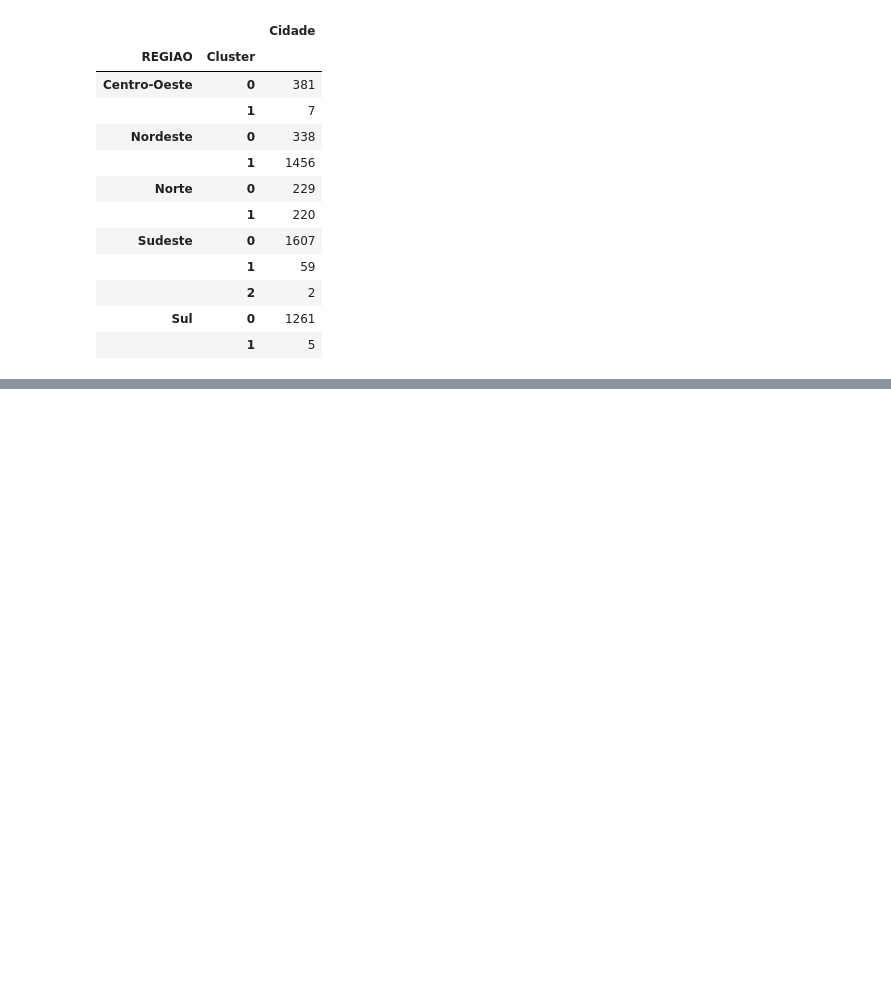
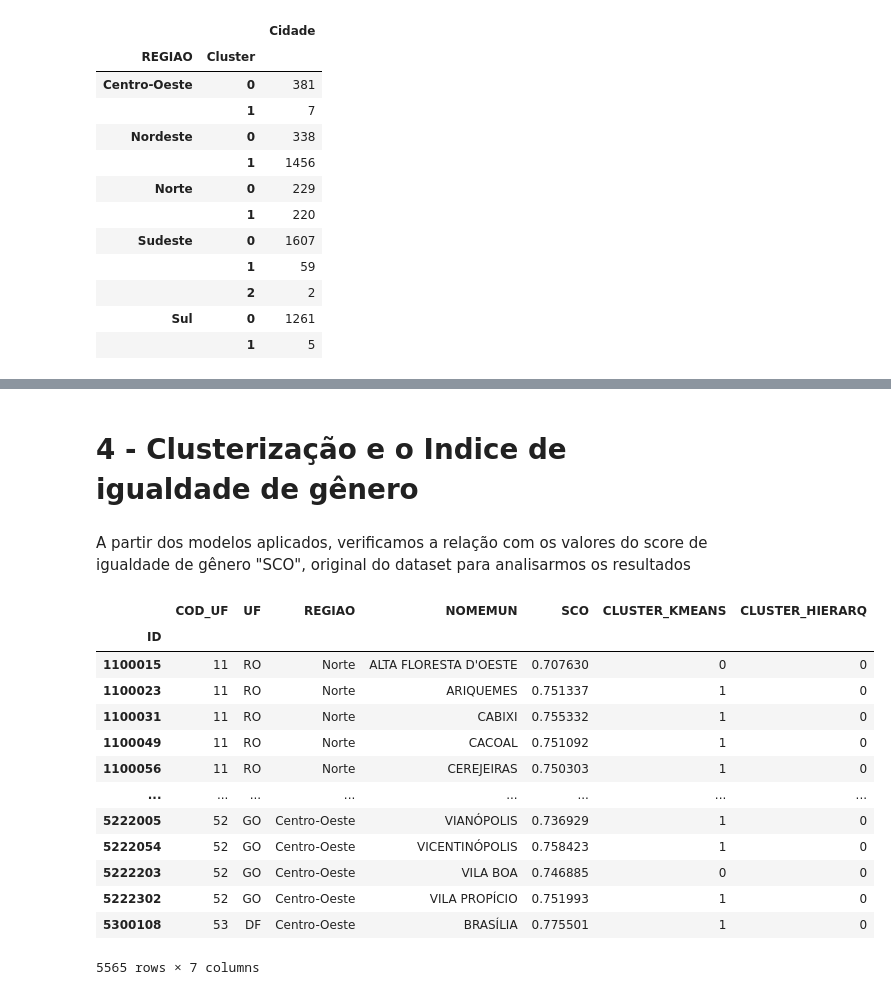
Before and after one commit to secretaria-ICA/Clusterizacao_dos_Municipios_Brasileiros_Uma_Abordagem_para_Igualdade_de_Genero, a Jupyter notebook: Trabalho_Izabella.ipynb, the cells around one changed output, grey strips where cells are left out. Cells and saved outputs as stored; diff of their text form; code cells hidden in the pictures; blank space fills up the shorter version.

```diff
--- a/Trabalho_Izabella.ipynb
+++ b/Trabalho_Izabella.ipynb
@@ -590,0 +601,4 @@ df_ward[['REGIAO','Cluster','Cidade']].groupby(['REGIAO','Cluster']).count()
+# %% [markdown]
+# 4 - Clusterização e o Indice de igualdade de gênero
+# %% [markdown]
+A partir dos modelos aplicados, verificamos a relação com os valores do score de igualdade de gênero "SCO", original do dataset para analisarmos os resultados
@@ -590,0 +607,19 @@ df_ward[['REGIAO','Cluster','Cidade']].groupby(['REGIAO','Cluster']).count()
+# %%
+df_final['CLUSTER_KMEANS']=df_kmeans['Cluster']
+df_final['CLUSTER_HIERARQ']=df_ward['Cluster']
+df_final
+# %% [output]
+|  | COD_UF | UF | REGIAO | NOMEMUN | SCO | CLUSTER_KMEANS | CLUSTER_HIERARQ |
+| ID |  |  |  |  |  |  |  |
+| 1100015 | 11 | RO | Norte | ALTA FLORESTA D'OESTE | 0.707630 | 0 | 0 |
+| 1100023 | 11 | RO | Norte | ARIQUEMES | 0.751337 | 1 | 0 |
+| 1100031 | 11 | RO | Norte | CABIXI | 0.755332 | 1 | 0 |
+| 1100049 | 11 | RO | Norte | CACOAL | 0.751092 | 1 | 0 |
+| 1100056 | 11 | RO | Norte | CEREJEIRAS | 0.750303 | 1 | 0 |
+| ... | ... | ... | ... | ... | ... | ... | ... |
+| 5222005 | 52 | GO | Centro-Oeste | VIANÓPOLIS | 0.736929 | 1 | 0 |
+| 5222054 | 52 | GO | Centro-Oeste | VICENTINÓPOLIS | 0.758423 | 1 | 0 |
+| 5222203 | 52 | GO | Centro-Oeste | VILA BOA | 0.746885 | 0 | 0 |
+| 5222302 | 52 | GO | Centro-Oeste | VILA PROPÍCIO | 0.751993 | 1 | 0 |
+| 5300108 | 53 | DF | Centro-Oeste | BRASÍLIA | 0.775501 | 1 | 0 |
+5565 rows × 7 columns
```
Also changed, not shown: parts of 9 cells of this notebook.
